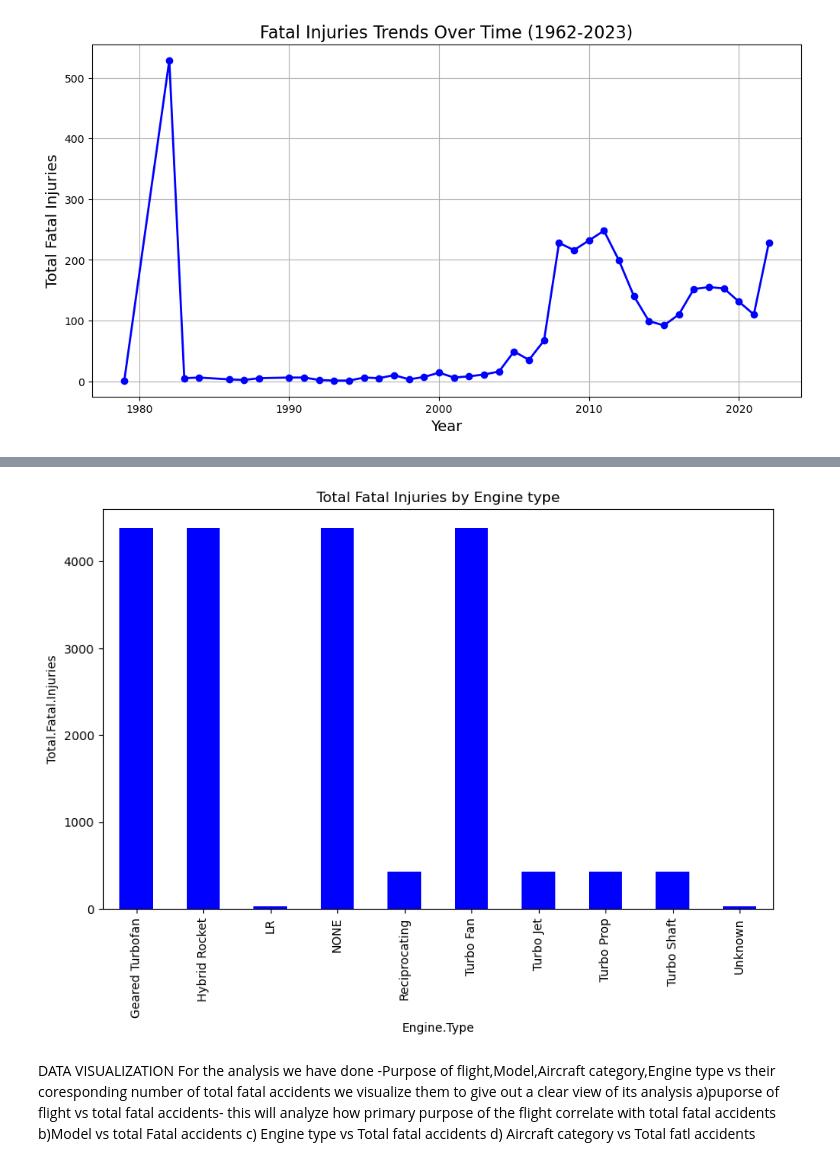
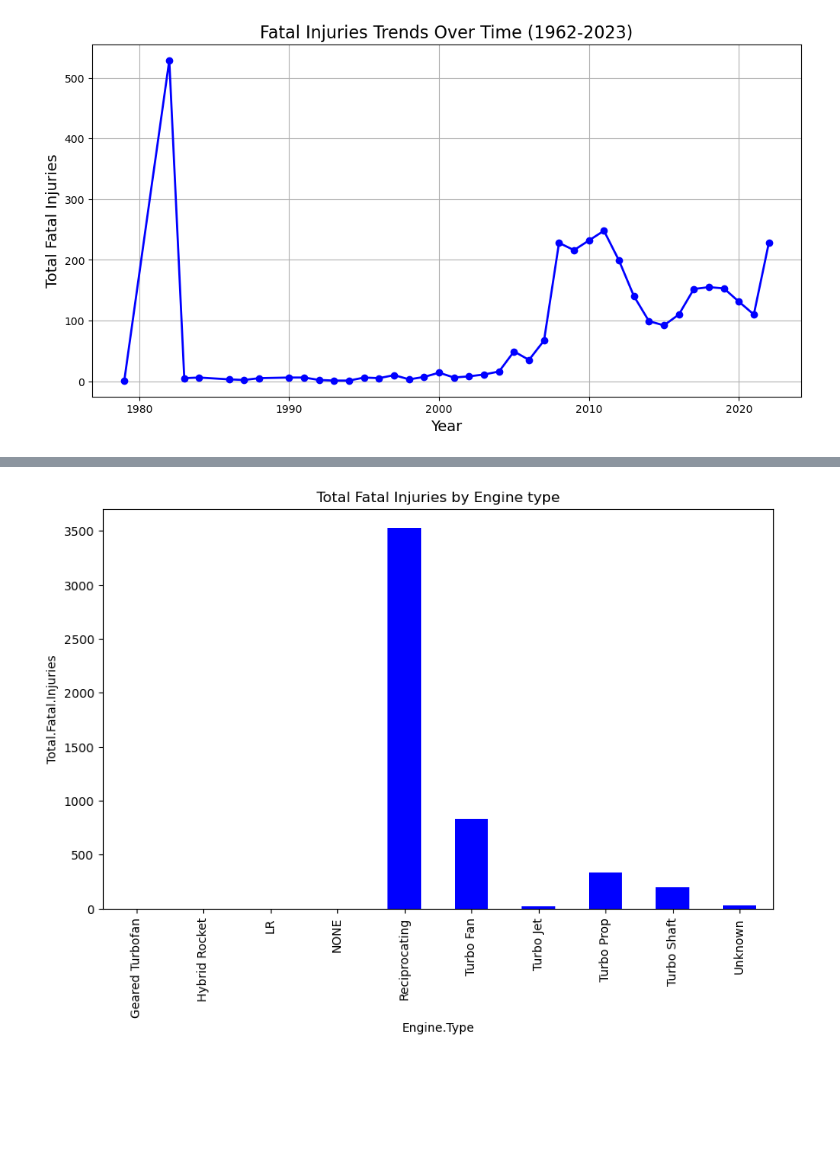
Before and after one commit to CharityPM/aviation-risk-analysis, a Jupyter notebook: aviation_risk_analysis.ipynb, the cells around one changed output, grey strips where cells are left out. Cells and saved outputs as stored; diff of their text form; code cells hidden in the pictures; blank space fills up the shorter version.

Commit message:
more updates on my aviation_risk_analysis notebook

```diff
--- a/aviation_risk_analysis.ipynb
+++ b/aviation_risk_analysis.ipynb
@@ -152,14 +159,20 @@ For example, when doing 'df[col].method(value, inplace=True)', try using 'df.met
 For  columns with more than  30% missing values and deemed important for analysis, the   missing values are replaced with the unknown.
 # %%
-
-
+#Filling missing values with 'Unknown' to handle missing or unavailable data in categorical fields
+# For categorical columns
+# where 'Unknown' will serve as a placeholder for missing or incomplete information
 df['Airport.Code'].fillna('Unknown', inplace=True)
 df['Airport.Name'].fillna('Unknown', inplace=True)
 df['Air.carrier'].fillna('Unknown', inplace=True)
 df['Broad.phase.of.flight'].fillna('Unknown', inplace=True)
-df['Latitude'].fillna('Unknown', inplace=True)
-df['Longitude'].fillna('Unknown', inplace=True)
 df['Aircraft.Category'].fillna('Unknown', inplace=True)
+
+# For numerical columns (Latitude, Longitude)
+# Filling missing values with np.nan to maintain the numerical data type for these columns
+# Latitude and Longitude represent geographical coordinates, and np.nan is used to indicate missing or unavailable values
+# This ensures that further numerical operations can be performed without changing the column's data type
+df['Latitude'].fillna(np.nan, inplace=True)
+df['Longitude'].fillna(np.nan, inplace=True)
 # %% [output]
 The behavior will change in pandas 3.0. This inplace method will never work because the intermediate object on which we are setting values always behaves as a copy.
 
@@ -311,10 +334,0 @@ For the analysis we have done -Purpose of flight,Model,Aircraft category,Engine
-# %%
-#checking the total fatal injuries if the for personal or business use of the aircraft
-# Creating the column name and use transform to calculate total fatal injuries by purpose of flight
-df['Fatal_by_purpose'] = df.groupby('Purpose.of.flight')['Total.Fatal.Injuries'].transform('sum')
-plt.figure(figsize=(10, 6))
-df.groupby('Purpose.of.flight')['Fatal_by_purpose'].first().plot(kind='bar', color='blue')  # Plotting the bar chart
-plt.title('Total Fatal Injuries by Purpose of Flight')
-plt.xlabel('Purpose of Flight')
-plt.ylabel('Total.Fatal.Injuries')
-plt.show()
@@ -335,21 +356,15 @@ plt.show()
 # %%
 # Checkingthe  number of accidents based on the Engine type
-df['Fatal_by_Engine type'] = df.groupby('Aircraft.Category')['Total.Fatal.Injuries'].transform('sum')
+#ploting the bar chart showing Total fatal Injuries by Engine Type
+df['Fatal_by_Engine type'] = df.groupby('Engine.Type')['Total.Fatal.Injuries'].transform('sum')
 plt.figure(figsize=(10, 6))
-df.groupby('Engine.Type')['Fatal_by_purpose'].first().plot(kind='bar', color='blue')  # Plotting the bar chart
-plt.title('Total Fatal Injuries by Engine type')
-plt.xlabel('Engine.Type')
-plt.ylabel('Total.Fatal.Injuries')
-plt.show()
+df.groupby('Engine.Type')['Fatal_by_Engine type'].first().plot(kind='bar', color='blue')  # Plotting the bar chart
+plt.title('Total Fatal Injuries by Engine type')#adding title
+plt.xlabel('Engine.Type')#labeling x axis
+plt.ylabel('Total.Fatal.Injuries')#labeling y axis
+plt.show()#displaying the plot
 # %% [output]
-[figure, old version]
+[figure, new version]
-# %% [markdown]
-DATA VISUALIZATION
-For the analysis we have done -Purpose of flight,Model,Aircraft category,Engine type vs their coresponding number of total  fatal accidents we visualize them to give out a clear view of its analysis
-a)puporse of flight vs total fatal accidents- this will analyze how primary purpose of the flight correlate with total fatal accidents
-b)Model vs total Fatal accidents
-c) Engine type vs Total fatal accidents
-d) Aircraft category vs Total fatl accidents
 # %%
 # relationship between Purpose.of.flight vs the total number of total  fatal accidents
 #because grapgh looks meesy with all the models will filter top 15 common models
```
Also changed, not shown: parts of 21 cells of this notebook.
